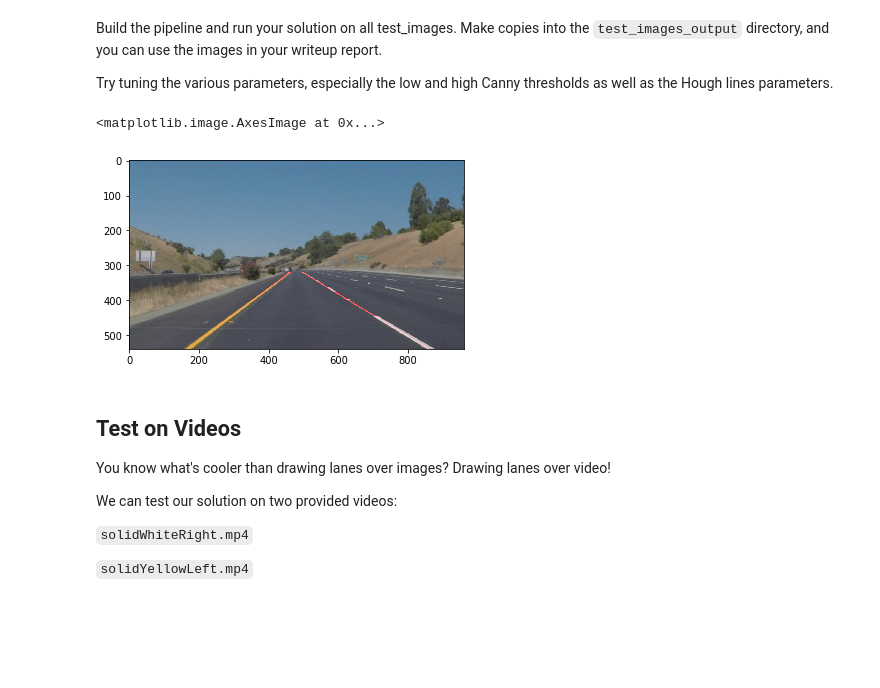
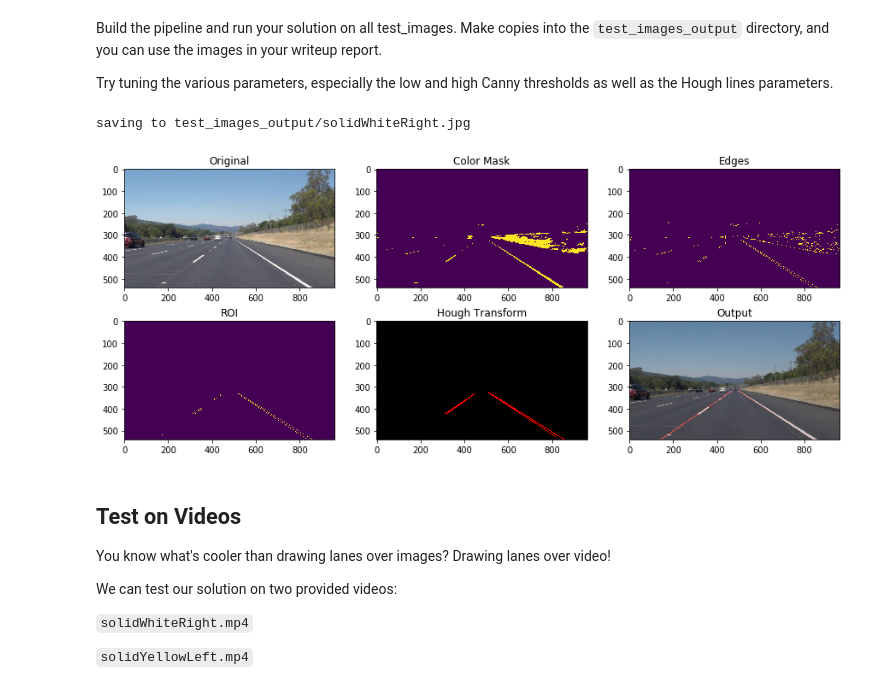
Before and after one commit to rummanwaqar/CarND-LaneLines, a Jupyter notebook: P1.ipynb, the cells around one changed output. Cells and saved outputs as stored; diff of their text form; code cells hidden in the pictures; blank space fills up the shorter version.

```diff
--- a/P1.ipynb
+++ b/P1.ipynb
@@ -251,7 +251,7 @@ Build the pipeline and run your solution on all test_images. Make copies into th
 
 Try tuning the various parameters, especially the low and high Canny thresholds as well as the Hough lines parameters.
 # %%
-def display_images(actual, color_threshold, edges, lines, roi, output, savepath=''):
+def display_images(actual, color_threshold, edges, roi, hough_img, output, savepath=''):
     plt.figure(figsize=(15,6))
     plt.subplot(231)
     plt.title('Original')
@@ -267,7 +267,7 @@ def display_images(actual, color_threshold, edges, lines, roi, output, savepath=
     plt.imshow(roi)
     plt.subplot(235)
     plt.title('Hough Transform')
-    plt.imshow(lines)
+    plt.imshow(hough_img)
     plt.subplot(236)
     plt.title('Output')
     plt.imshow(output)
@@ -301,29 +301,29 @@ config = {
 # %%
 test_dir = "test_images/"
 test_images = os.listdir("test_images/")
 test_output = "test_images_output/"
 
-image_number = 2
+image_number = 3
 url = os.path.join(test_dir, test_images[image_number])
 image = mpimg.imread(url)
 
 mask = cv2.inRange(image, config['color']['lower_range'], config['color']['upper_range'])
 blur = gaussian_blur(mask, config['blur'])
 edges = canny(blur, config['edges']['low'], config['edges']['high'])
 roi = region_of_interest(edges, config['roi'])
 lines = hough_lines(roi, config['hough']['rho'], config['hough']['theta'],
                     config['hough']['threshold'], config['hough']['min_length'],
                     config['hough']['max_gap'])
+hough_img = draw_lines(roi, lines)
 lanes = lane_detection(lines)
 lane_img = draw_lanes(roi, lanes)
 output = weighted_img(lane_img, image)
-plt.imshow(output)
 
-# display_images(image, mask, edges, hough, roi, output, os.path.join(test_output, test_images[image_number]))
-# display_images(image, mask, edges, hough, roi, output)
+display_images(image, mask, edges, roi, hough_img, output, os.path.join(test_output, test_images[image_number]))
+# display_images(image, mask, edges, roi, hough_img, output)
 # %% [output]
-<matplotlib.image.AxesImage at 0x...>
+saving to test_images_output/solidWhiteRight.jpg
-[figure, old version]
+[figure, new version]
 # %% [markdown]
 ## Test on Videos
 
```
Also changed, not shown: 10 other files.
